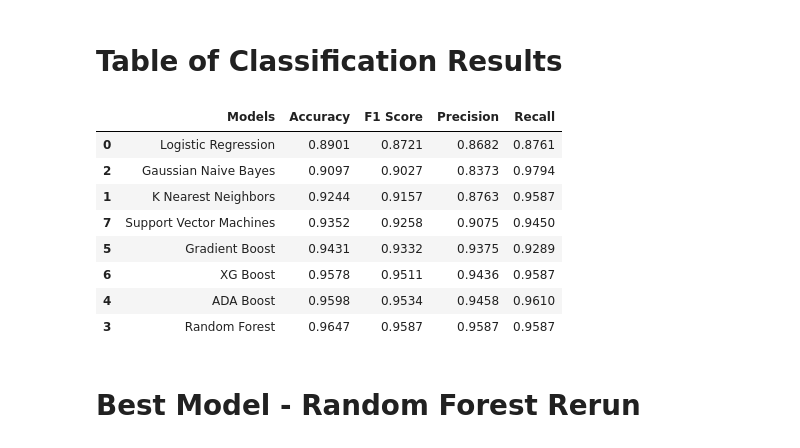
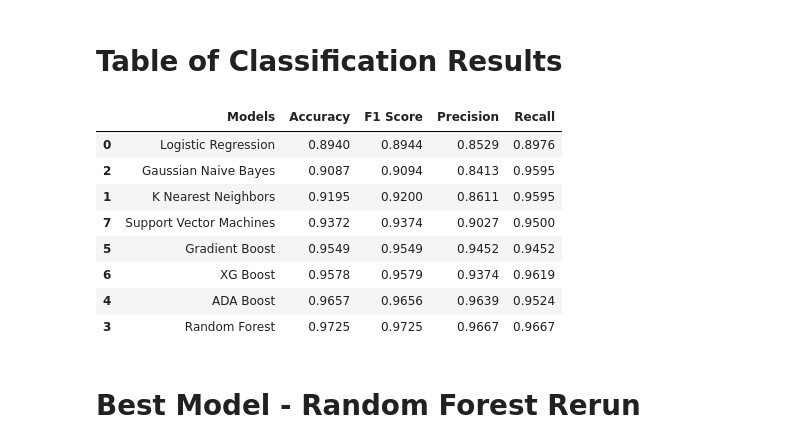
Before and after one commit to NelGen/NG-NASA-Exoplanet-Classifier-Project, a Jupyter notebook: Notebook.ipynb, the cells around one changed output. Saved outputs shown, nothing was run; the diff lists cells and outputs as text; code cells hidden in the pictures.

```diff
--- a/Notebook.ipynb
+++ b/Notebook.ipynb
@@ -777,7 +783,7 @@ test_xg_grid = [{'xg__learning_rate': [2,1.5,1.0],
 # %%
 gs_xg_test = GridSearchCV(estimator = test_xg_pipe,
                      param_grid = test_xg_grid,
-                     scoring = 'accuracy',
+                     scoring = 'f1_weighted',
                      cv = 3)
 # %%
 gsxg_model = run_class_model(gs_xg_test, X_train_r, y_train_r, X_test_r, y_test_r)
@@ -819,8 +825,7 @@ accuracy_score(y_test_r,gsxg_model.predict(X_test_r))
 # %% [markdown]
 ## Support Vector Machines
 # %%
-svm_pipe = Pipeline([#('rb', RobustScaler()),
-                     ('mms',MinMaxScaler(feature_range=(-1,1))),
+svm_pipe = Pipeline([('mms',MinMaxScaler(feature_range=(-1,1))),
                      ('ss', StandardScaler()),
                      ('svm', SVC(random_state=40521))])
 svm_grid = [{'svm__C': [1.5,1.0,.5],
@@ -830,7 +835,7 @@ svm_grid = [{'svm__C': [1.5,1.0,.5],
 # %%
 gs_svm = GridSearchCV(estimator = svm_pipe,
                      param_grid = svm_grid,
-                     scoring = 'accuracy',
+                     scoring = 'f1_weighted',
                      cv = 3)
 # %%
 gssvm_model = run_class_model(gs_svm, X_train_r, y_train_r, X_test_r, y_test_r)
@@ -883,7 +888,7 @@ model_table['Accuracy'] = [round(accuracy_score(y_test_r,all_models[m].predict(X
                            for m in range(len(all_models))]
 # %%
 model_table['F1 Score'] = [round(f1_score(y_test_r,all_models[m].predict(X_test_r),
-                                          pos_label='CONFIRMED'),4)
+                                          pos_label='CONFIRMED', average='weighted'),4)
                                            for m in range(len(all_models))]
 # %%
 model_table['Precision'] = [round(precision_score(y_test_r,all_models[m].predict(X_test_r),
@@ -894,17 +899,17 @@ model_table['Recall'] = [round(recall_score(y_test_r,all_models[m].predict(X_tes
                                             pos_label='CONFIRMED'),4)
                                              for m in range(len(all_models))]
 # %%
-model_table.sort_values(by="Accuracy")
+model_table.sort_values(by="F1 Score")
 # %% [output]
 |  | Models | Accuracy | F1 Score | Precision | Recall |
-| 0 | Logistic Regression | 0.8901 | 0.8721 | 0.8682 | 0.8761 |
-| 2 | Gaussian Naive Bayes | 0.9097 | 0.9027 | 0.8373 | 0.9794 |
-| 1 | K Nearest Neighbors | 0.9244 | 0.9157 | 0.8763 | 0.9587 |
-| 7 | Support Vector Machines | 0.9352 | 0.9258 | 0.9075 | 0.9450 |
-| 5 | Gradient Boost | 0.9431 | 0.9332 | 0.9375 | 0.9289 |
-| 6 | XG Boost | 0.9578 | 0.9511 | 0.9436 | 0.9587 |
-| 4 | ADA Boost | 0.9598 | 0.9534 | 0.9458 | 0.9610 |
-| 3 | Random Forest | 0.9647 | 0.9587 | 0.9587 | 0.9587 |
+| 0 | Logistic Regression | 0.8940 | 0.8944 | 0.8529 | 0.8976 |
+| 2 | Gaussian Naive Bayes | 0.9087 | 0.9094 | 0.8413 | 0.9595 |
+| 1 | K Nearest Neighbors | 0.9195 | 0.9200 | 0.8611 | 0.9595 |
+| 7 | Support Vector Machines | 0.9372 | 0.9374 | 0.9027 | 0.9500 |
+| 5 | Gradient Boost | 0.9549 | 0.9549 | 0.9452 | 0.9452 |
+| 6 | XG Boost | 0.9578 | 0.9579 | 0.9374 | 0.9619 |
+| 4 | ADA Boost | 0.9657 | 0.9656 | 0.9639 | 0.9524 |
+| 3 | Random Forest | 0.9725 | 0.9725 | 0.9667 | 0.9667 |
 # %% [markdown]
 # Best Model - Random Forest Rerun
 # %%
```
Also changed, not shown: parts of 46 cells of this notebook, 5 other files.
